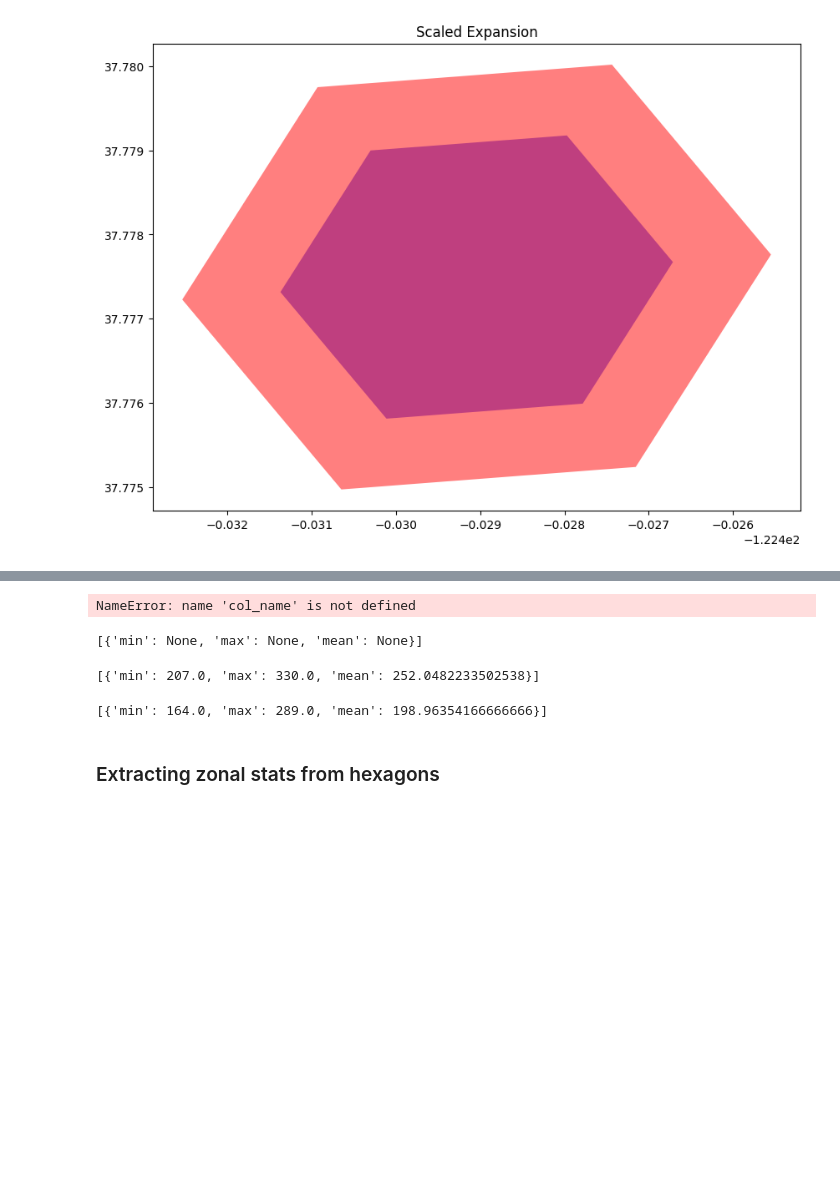
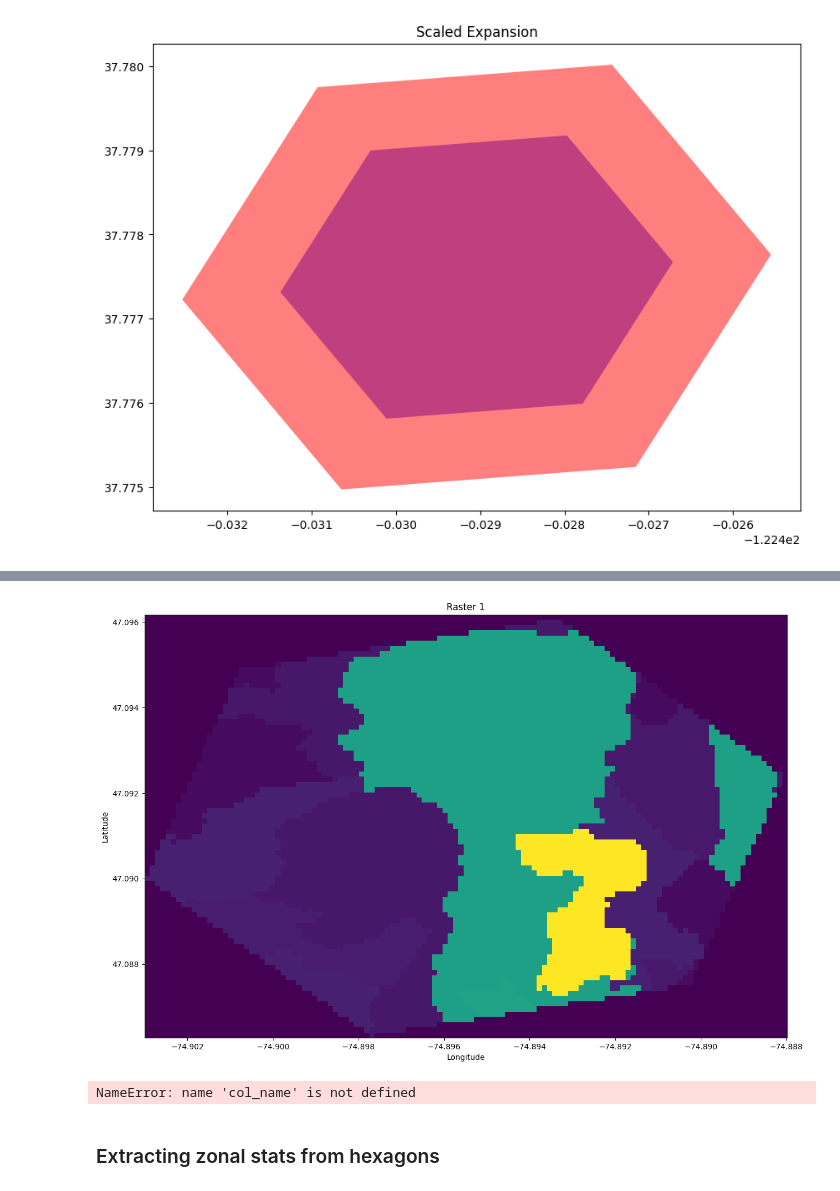
Before and after one commit to alexisbrouillette/species-dist, a Jupyter notebook: notebooks/POE.ipynb, the cells around one changed output, grey strips where cells are left out. Cells and saved outputs as stored; diff of their text form; code cells hidden in the pictures; blank space fills up the shorter version.

```diff
--- a/notebooks/POE.ipynb
+++ b/notebooks/POE.ipynb
@@ -556,3 +479,9 @@ POLYGON ((-75.59260378150911 46.513694795441104, -75.59275079450593 46.513670166
+# %%
+output, bounds = results[0]  # Assuming results is a list of tuples
+
+vis_one_band_raster(output, bounds)
+# %% [output]
+[figure, added]
 # %%
 geom = processed_species.iloc[1000]
 add_raster_values_to_geodf(
@@ -562,19 +491,6 @@ add_raster_values_to_geodf(
 )
 # %% [output]
 NameError: name 'col_name' is not defined
-# %%
-stats = ['min', 'max', 'mean']
-proc_spec = processed_species.copy()
-z_stats = zonal_stats(
-                vectors=processed_species['geometry'].values[1000:1001],
-                raster="../data/data_layers/satelitte_data/quebec_mosaic/mosaic_RGB.tif",
-                stats=stats,
-                #layer=1,
-                all_touched=False,
-                )
-z_stats
-# %% [output]
-[{'min': None, 'max': None, 'mean': None}]
 # %%
 # Calculate zonal statistics
 from rasterstats import zonal_stats
@@ -588,14 +504,6 @@ z_stats = zonal_stats(
                 #layer=1,
                 all_touched=False,
                 )
-# %%
-z_stats
-# %% [output]
-[{'min': 207.0, 'max': 330.0, 'mean': 252.0482233502538}]
-# %%
-z_stats
-# %% [output]
-[{'min': 164.0, 'max': 289.0, 'mean': 198.96354166666666}]
 # %% [markdown]
 ### Extracting zonal stats from hexagons
 # %%
```
Also changed, not shown: parts of 107 cells of this notebook.
